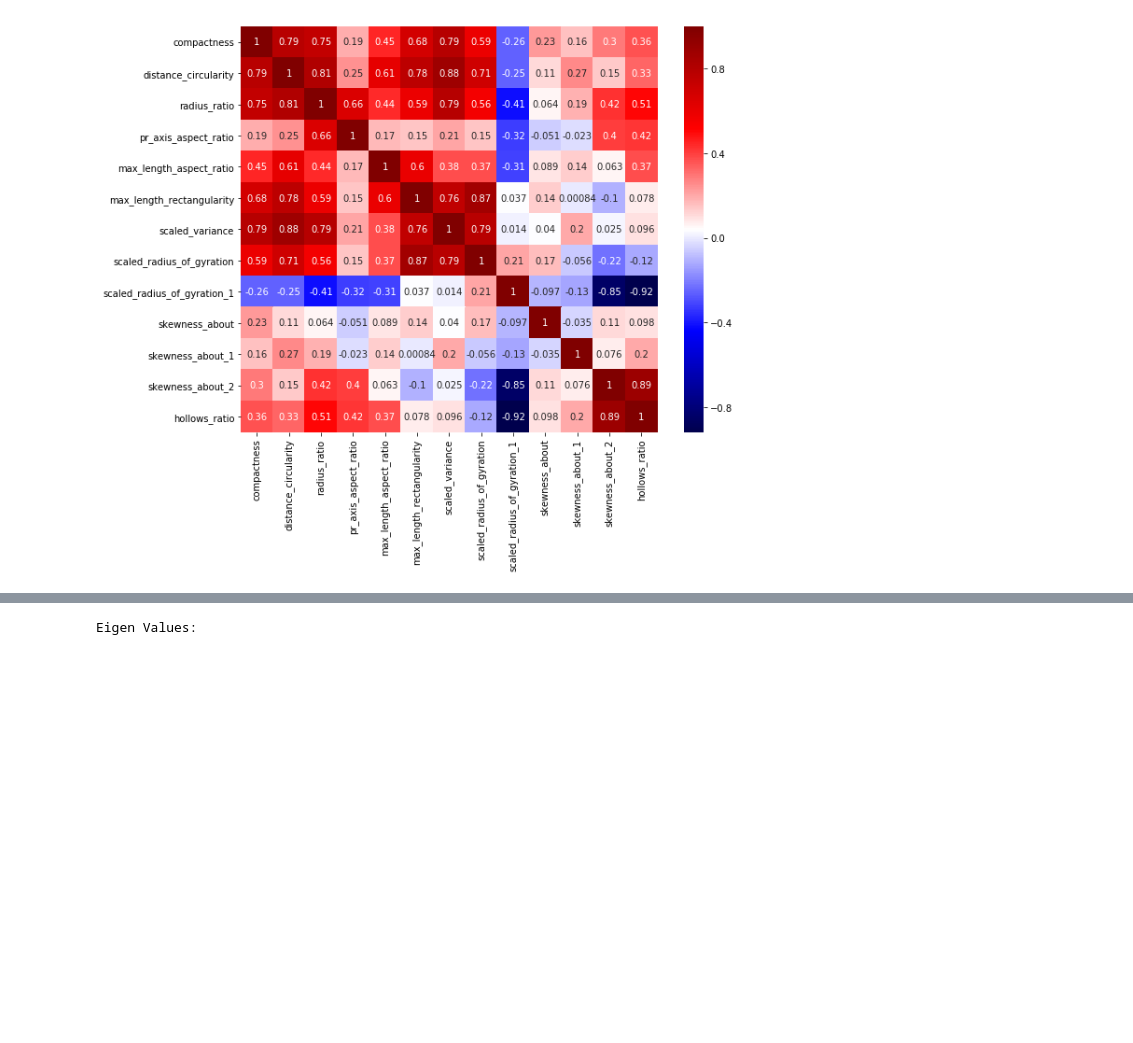
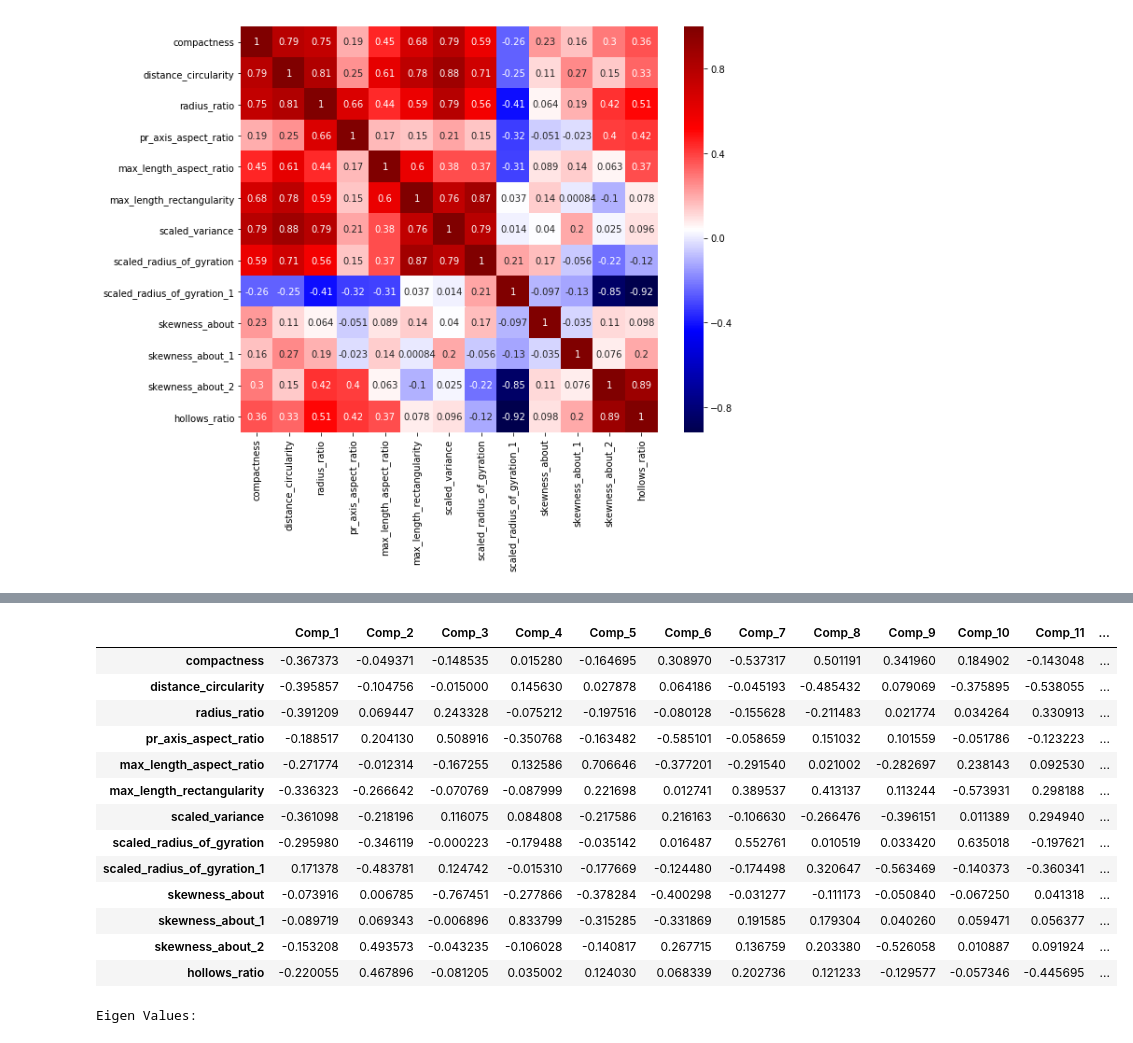
Before and after one commit to GreatLearningAIML1/pgp-aiml-pune-octbatch18-rohitesawant, a Jupyter notebook: R4_External_Rohit_Unsupervised_Learning_Project2.ipynb, the cells around one changed output, grey strips where cells are left out. Saved outputs shown, nothing was run; the diff lists cells and outputs as text; code cells hidden in the pictures; blank space fills up the shorter version.

```diff
--- a/R4_External_Rohit_Unsupervised_Learning_Project2.ipynb
+++ b/R4_External_Rohit_Unsupervised_Learning_Project2.ipynb
@@ -263,0 +282,19 @@ eig_vals, eig_vecs = np.linalg.eig(cov_matrix)
+# %%
+eigen_df = pd.DataFrame(eig_vecs,index = X_chk.columns, columns = (['Comp_1','Comp_2','Comp_3','Comp_4','Comp_5','Comp_6','Comp_7','Comp_8','Comp_9','Comp_10','Comp_11','Comp_12','Comp_13']))
+# %%
+eigen_df.head(15)
+# %% [output]
+|  | Comp_1 | Comp_2 | Comp_3 | Comp_4 | Comp_5 | Comp_6 | Comp_7 | Comp_8 | Comp_9 | Comp_10 | Comp_11 | ... |
+| compactness | -0.367373 | -0.049371 | -0.148535 | 0.015280 | -0.164695 | 0.308970 | -0.537317 | 0.501191 | 0.341960 | 0.184902 | -0.143048 | ... |
+| distance_circularity | -0.395857 | -0.104756 | -0.015000 | 0.145630 | 0.027878 | 0.064186 | -0.045193 | -0.485432 | 0.079069 | -0.375895 | -0.538055 | ... |
+| radius_ratio | -0.391209 | 0.069447 | 0.243328 | -0.075212 | -0.197516 | -0.080128 | -0.155628 | -0.211483 | 0.021774 | 0.034264 | 0.330913 | ... |
+| pr_axis_aspect_ratio | -0.188517 | 0.204130 | 0.508916 | -0.350768 | -0.163482 | -0.585101 | -0.058659 | 0.151032 | 0.101559 | -0.051786 | -0.123223 | ... |
+| max_length_aspect_ratio | -0.271774 | -0.012314 | -0.167255 | 0.132586 | 0.706646 | -0.377201 | -0.291540 | 0.021002 | -0.282697 | 0.238143 | 0.092530 | ... |
+| max_length_rectangularity | -0.336323 | -0.266642 | -0.070769 | -0.087999 | 0.221698 | 0.012741 | 0.389537 | 0.413137 | 0.113244 | -0.573931 | 0.298188 | ... |
+| scaled_variance | -0.361098 | -0.218196 | 0.116075 | 0.084808 | -0.217586 | 0.216163 | -0.106630 | -0.266476 | -0.396151 | 0.011389 | 0.294940 | ... |
+| scaled_radius_of_gyration | -0.295980 | -0.346119 | -0.000223 | -0.179488 | -0.035142 | 0.016487 | 0.552761 | 0.010519 | 0.033420 | 0.635018 | -0.197621 | ... |
+| scaled_radius_of_gyration_1 | 0.171378 | -0.483781 | 0.124742 | -0.015310 | -0.177669 | -0.124480 | -0.174498 | 0.320647 | -0.563469 | -0.140373 | -0.360341 | ... |
+| skewness_about | -0.073916 | 0.006785 | -0.767451 | -0.277866 | -0.378284 | -0.400298 | -0.031277 | -0.111173 | -0.050840 | -0.067250 | 0.041318 | ... |
+| skewness_about_1 | -0.089719 | 0.069343 | -0.006896 | 0.833799 | -0.315285 | -0.331869 | 0.191585 | 0.179304 | 0.040260 | 0.059471 | 0.056377 | ... |
+| skewness_about_2 | -0.153208 | 0.493573 | -0.043235 | -0.106028 | -0.140817 | 0.267715 | 0.136759 | 0.203380 | -0.526058 | 0.010887 | 0.091924 | ... |
+| hollows_ratio | -0.220055 | 0.467896 | -0.081205 | 0.035002 | 0.124030 | 0.068339 | 0.202736 | 0.121233 | -0.129577 | -0.057346 | -0.445695 | ... |
```
Also changed, not shown: parts of 8 cells of this notebook.
